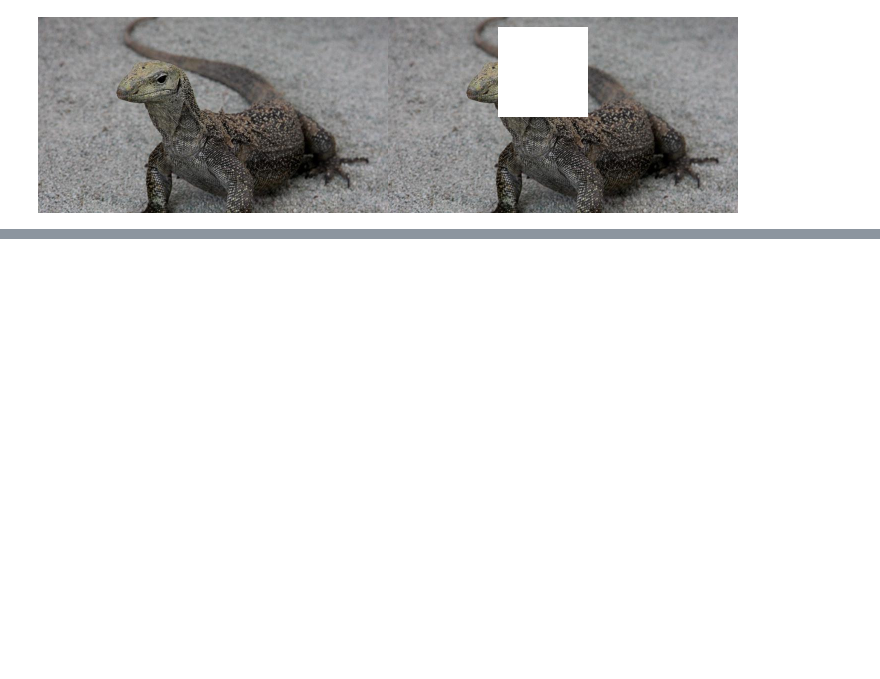
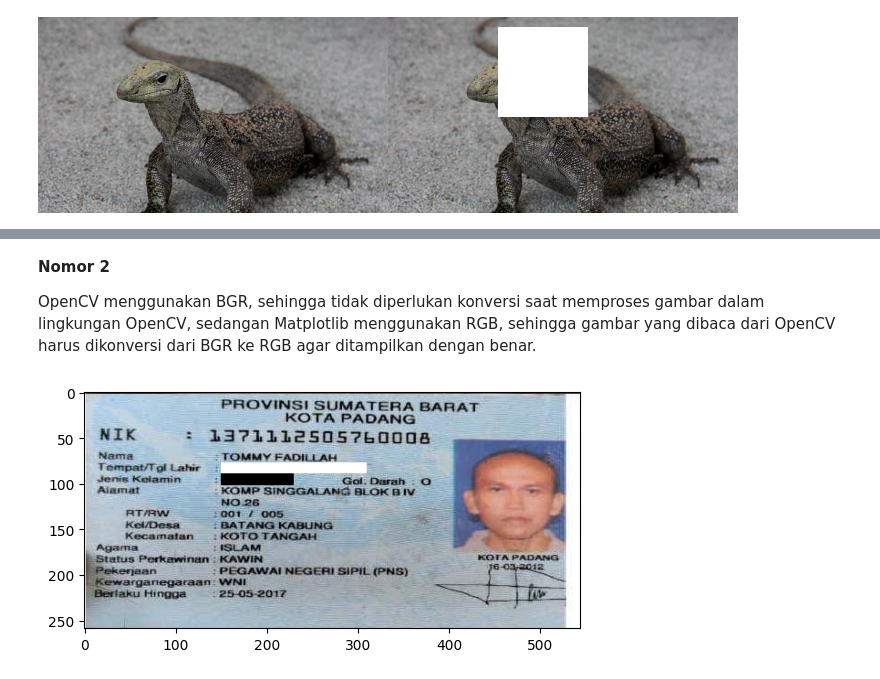
Before and after one commit to radeonaru/pcvk_ganjil_2024, a Jupyter notebook: Week1.ipynb, the cells around one changed output, grey strips where cells are left out. Cells and saved outputs as stored; diff of their text form; code cells hidden in the pictures; blank space fills up the shorter version.

```diff
--- a/Week1.ipynb
+++ b/Week1.ipynb
@@ -158,0 +193,24 @@ cv2_imshow(final_frame)
+# %% [markdown]
+**Nomor 2**
+
+OpenCV menggunakan BGR, sehingga tidak diperlukan konversi saat memproses gambar dalam lingkungan OpenCV, sedangan Matplotlib menggunakan RGB, sehingga gambar yang dibaca dari OpenCV harus dikonversi dari BGR ke RGB agar ditampilkan dengan benar.
+# %%
+#Nomor 3
+
+img = np.copy(ktp)
+
+#tutup bagian ttl
+for y in range (150,310): #untuk mengatur panjang blok
+  for x in range (78,90): #untuk mengatur tinggi blok
+    img[x,y] = [255,255,255]
+
+#tutup bagian jenis kelamin
+for y in range (150,230): #untuk mengatur panjang blok
+  for x in range (90,103): #untuk mengatur tinggi blok
+    img[x,y] = [0,0,0]
+
+plt.imshow(cv.cvtColor(img, cv.COLOR_BGR2RGB))
+plt.axis('on')  # Menampilkan sumbu
+plt.show()
+# %% [output]
+[figure, added]
```
Also changed, not shown: parts of 3 cells of this notebook.
